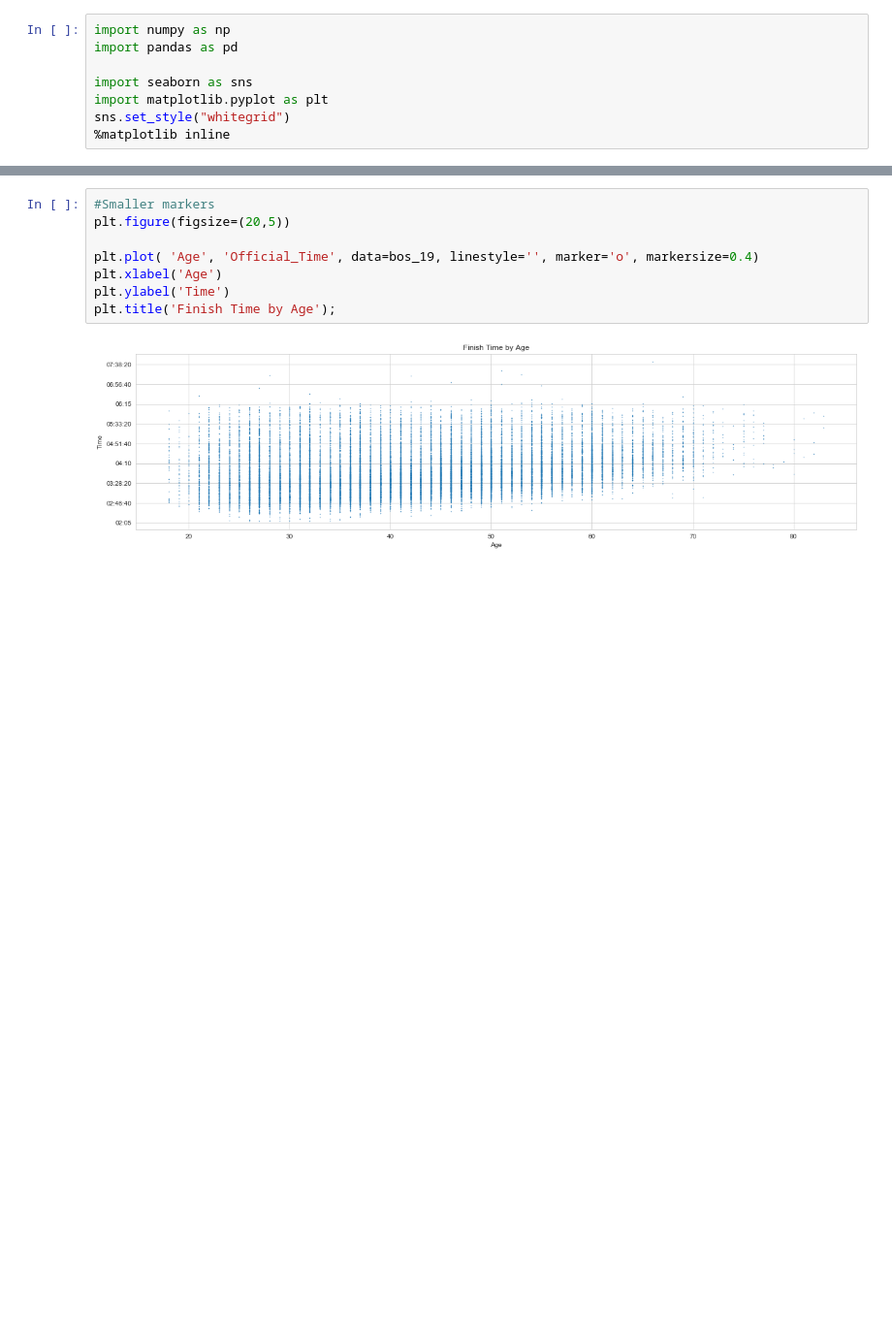
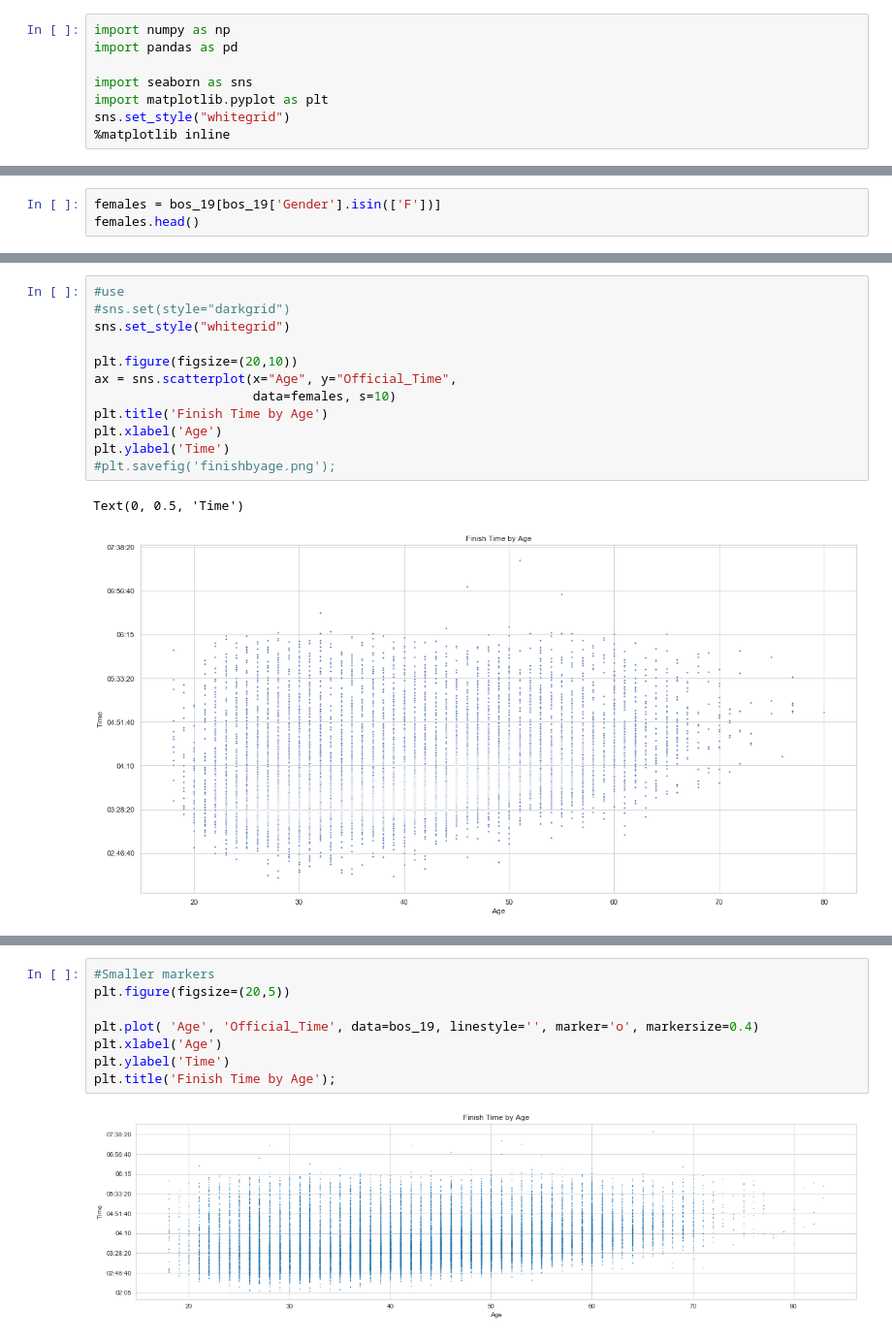
Before and after one commit to erinmarieanderson/nss-capstone, a Jupyter notebook: notebooks/bos_19_EDA_charts.ipynb, the cells around one changed output, grey strips where cells are left out. Shown at 97% size. Drawn from its saved outputs; the diff is of its cells as text; blank space fills up the shorter version.

```diff
--- a/notebooks/bos_19_EDA_charts.ipynb
+++ b/notebooks/bos_19_EDA_charts.ipynb
@@ -37,0 +42,3 @@ plt.ylabel('Finish Time');
+# %%
+females = bos_19[bos_19['Gender'].isin(['F'])]
+females.head()
@@ -37,0 +53,15 @@ plt.ylabel('Finish Time');
+# %%
+#use
+#sns.set(style="darkgrid")
+sns.set_style("whitegrid")
+
+plt.figure(figsize=(20,10))
+ax = sns.scatterplot(x="Age", y="Official_Time",
+                     data=females, s=10)
+plt.title('Finish Time by Age')
+plt.xlabel('Age')
+plt.ylabel('Time')
+#plt.savefig('finishbyage.png');
+# %% [output]
+Text(0, 0.5, 'Time')
+[figure, added]
```
Also changed, not shown: parts of 7 cells of this notebook, 23 other files.
